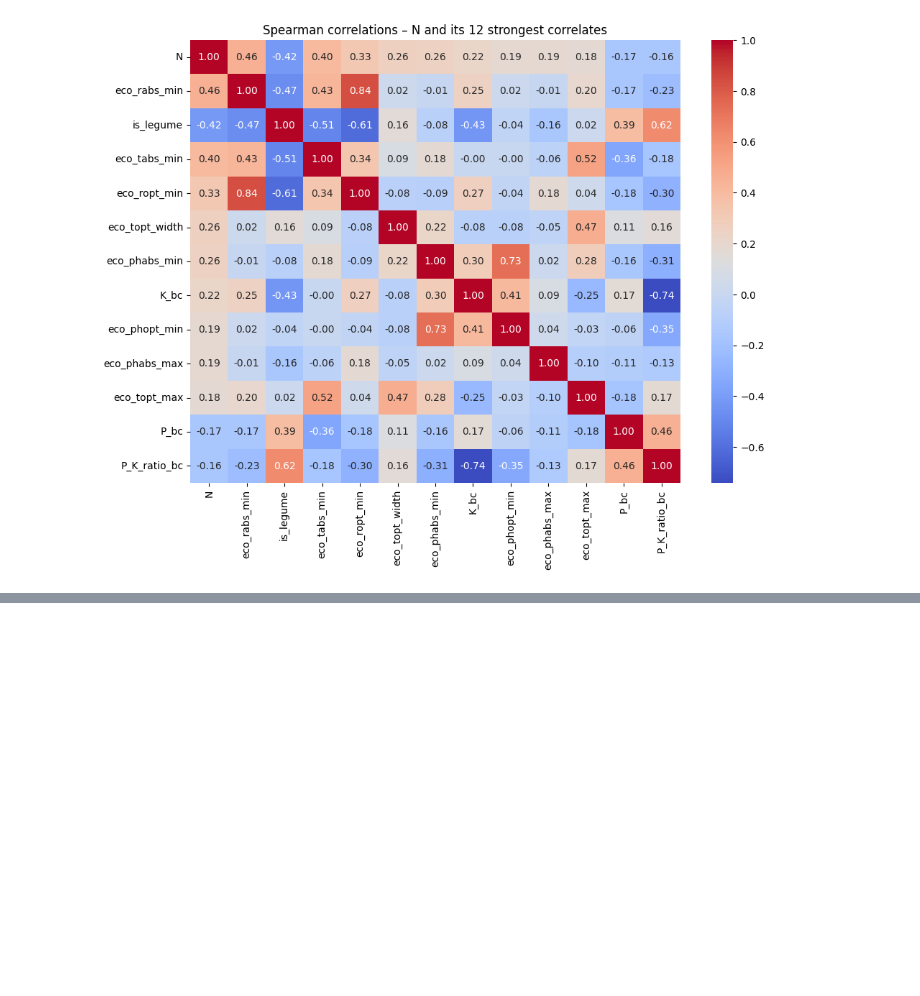
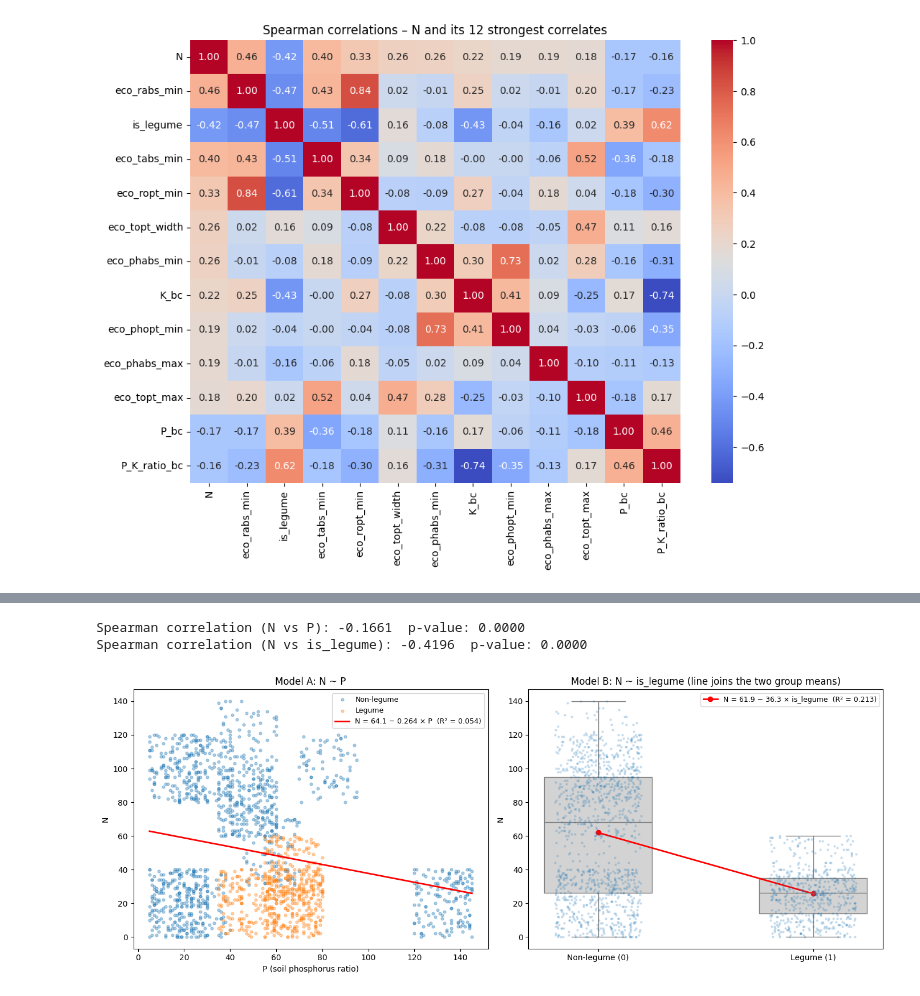
Before and after one commit to UbaidUllah777/Crop_Recommendation_Analysis, a Jupyter notebook: Crop_Recommendation_Workshop_C.ipynb, the cells around one changed output, grey strips where cells are left out. Saved outputs shown, nothing was run; the diff lists cells and outputs as text; code cells hidden in the pictures; blank space fills up the shorter version.

Commit message:
feat: implement and evaluate simple linear regression models and branch name change in team Plan

```diff
--- a/Crop_Recommendation_Workshop_C.ipynb
+++ b/Crop_Recommendation_Workshop_C.ipynb
@@ -1151,0 +1231,47 @@ plt.show()
+# %%
+SLR_A = "P"
+SLR_B = "is_legume"
+
+# Scatter plots and Spearman correlations (training set)
+for x in [SLR_A, SLR_B]:
+    r, p = spearmanr(train[x], train[Y])
+    print(f"Spearman correlation (N vs {x}): {r:.4f}  p-value: {p:.4f}")
+
+# Preliminary models
+X_a = sm.add_constant(train[[SLR_A]])
+slr_a = sm.OLS(train[Y], X_a).fit()
+
+X_b = sm.add_constant(train[[SLR_B]])
+slr_b = sm.OLS(train[Y], X_b).fit()
+
+# Model A coloured by legume status; Model B as a box plot with the line joining the two group means
+fig, axes = plt.subplots(1, 2, figsize=(14, 5.5))
+
+ax = axes[0]
+for flag, colour, name in [(0, "tab:blue", "Non-legume"), (1, "tab:orange", "Legume")]:
+    part = train[train["is_legume"] == flag]
+    ax.scatter(part[SLR_A], part[Y], alpha=0.35, s=12, color=colour, label=name)
+xs = np.linspace(train[SLR_A].min(), train[SLR_A].max(), 100)
+ax.plot(xs, slr_a.params["const"] + slr_a.params[SLR_A] * xs, color="red", linewidth=2,
+        label=f"N = {slr_a.params['const']:.1f} − {abs(slr_a.params[SLR_A]):.3f} × P  (R² = {slr_a.rsquared:.3f})")
+ax.set_xlabel("P (soil phosphorus ratio)"); ax.set_ylabel("N")
+ax.set_title("Model A: N ~ P")
+ax.legend(fontsize=9)
+
+ax = axes[1]
+sns.boxplot(data=train, x=SLR_B, y=Y, ax=ax, width=0.5, color="lightgrey")
+sns.stripplot(data=train, x=SLR_B, y=Y, ax=ax, alpha=0.25, size=3, color="tab:blue", jitter=0.2)
+means = [slr_b.params["const"], slr_b.params["const"] + slr_b.params[SLR_B]]
+ax.plot([0, 1], means, color="red", marker="o", linewidth=2,
+        label=f"N = {means[0]:.1f} − {abs(slr_b.params[SLR_B]):.1f} × is_legume  (R² = {slr_b.rsquared:.3f})")
+ax.set_xticks([0, 1]); ax.set_xticklabels(["Non-legume (0)", "Legume (1)"])
+ax.set_xlabel(""); ax.set_ylabel("N")
+ax.set_title("Model B: N ~ is_legume (line joins the two group means)")
+ax.legend(fontsize=9)
+
+plt.tight_layout()
+plt.show()
+# %% [output]
+Spearman correlation (N vs P): -0.1661  p-value: 0.0000
+Spearman correlation (N vs is_legume): -0.4196  p-value: 0.0000
+[figure, added]
```
Also changed, not shown: parts of 6 cells of this notebook, 1 other file.
